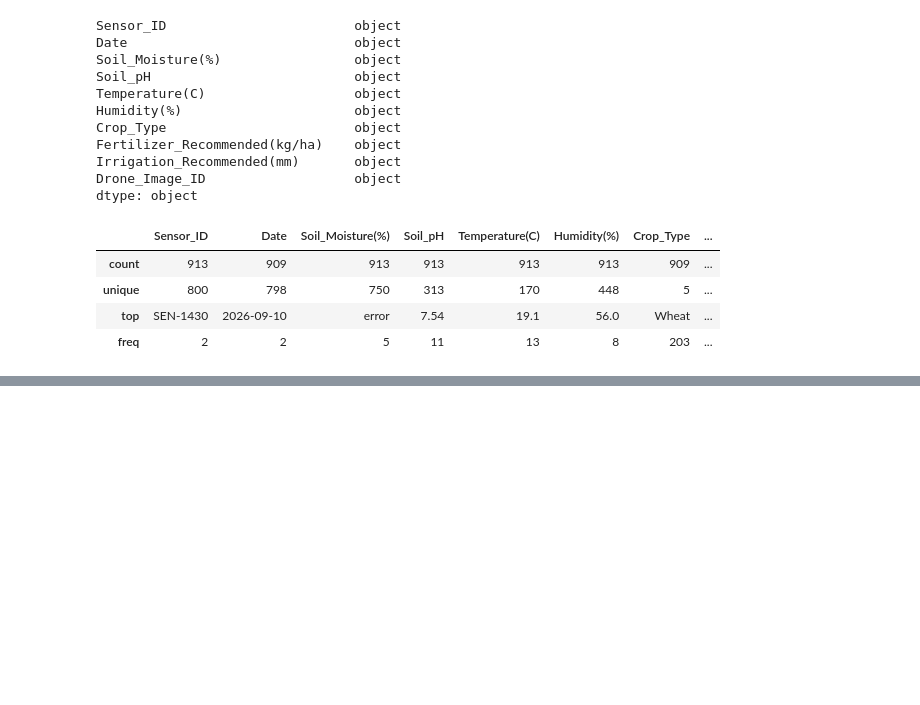
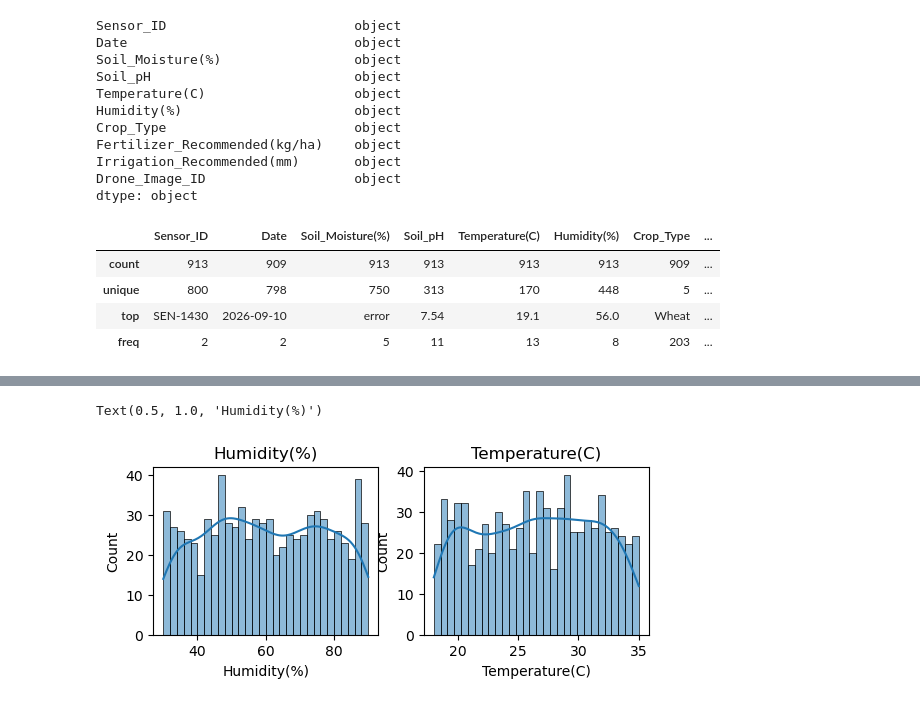
Before and after one commit to Nuwahereza-Dennise/Nuwahereza-Dennise, a Jupyter notebook: Assignment5.ipynb, the cells around one changed output, grey strips where cells are left out. Drawn from its saved outputs; the diff is of its cells as text; code cells hidden in the pictures; blank space fills up the shorter version.

```diff
--- a/Assignment5.ipynb
+++ b/Assignment5.ipynb
@@ -72,0 +290,13 @@ df.describe()
+# %%
+# Histogram of 'Temperature(C)'
+plt.subplot(2, 2, 2)
+sns.histplot(df['Temperature(C)'], bins=30, kde=True)
+plt.title('Temperature(C)')
+
+# Histogram of 'Humidity(%)'
+plt.subplot(2, 2, 1)
+sns.histplot(df['Humidity(%)'], bins=30, kde=True)
+plt.title('Humidity(%)')
+# %% [output]
+Text(0.5, 1.0, 'Humidity(%)')
+[figure, added]
```
Also changed, not shown: parts of 13 cells of this notebook, 1 other file.
